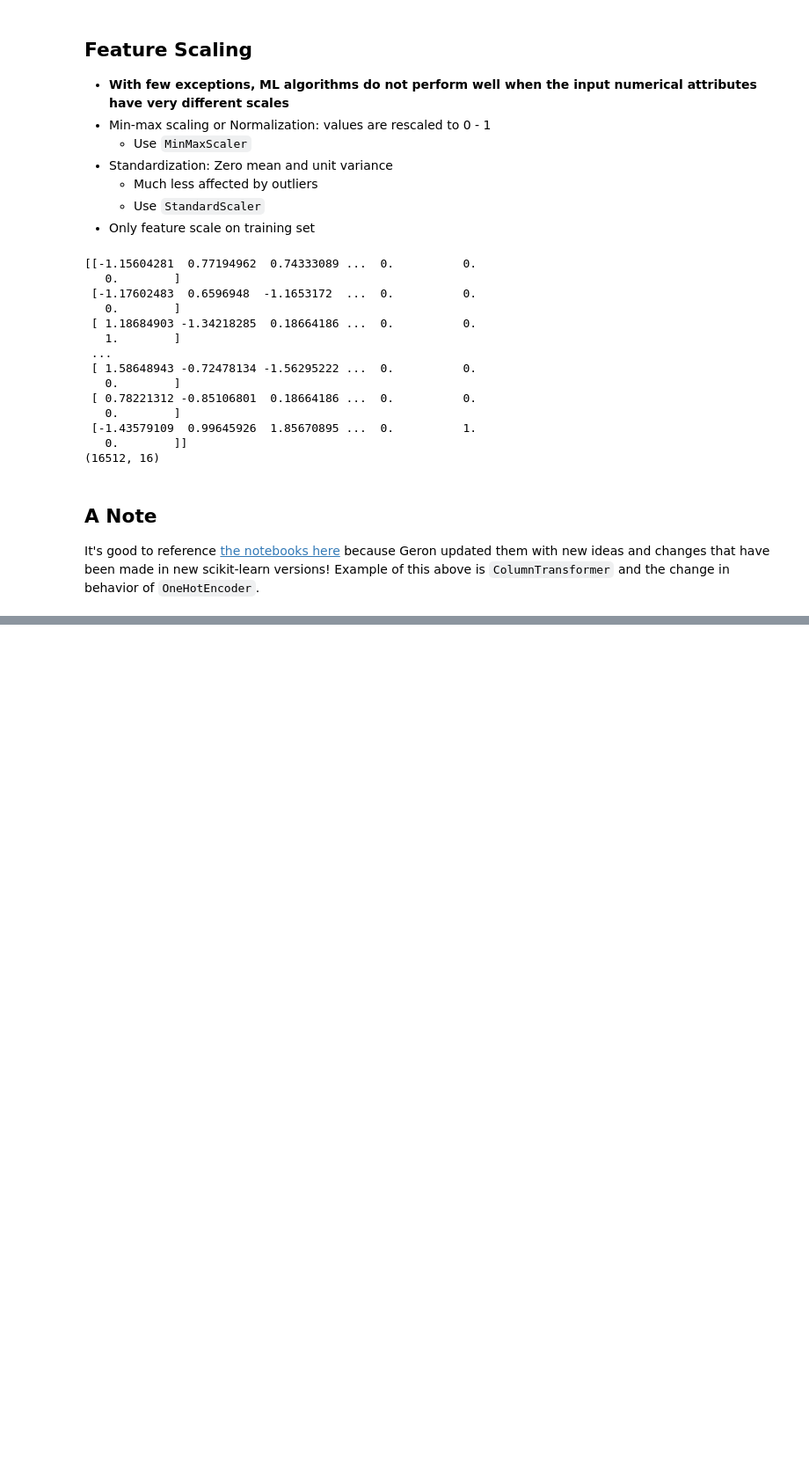
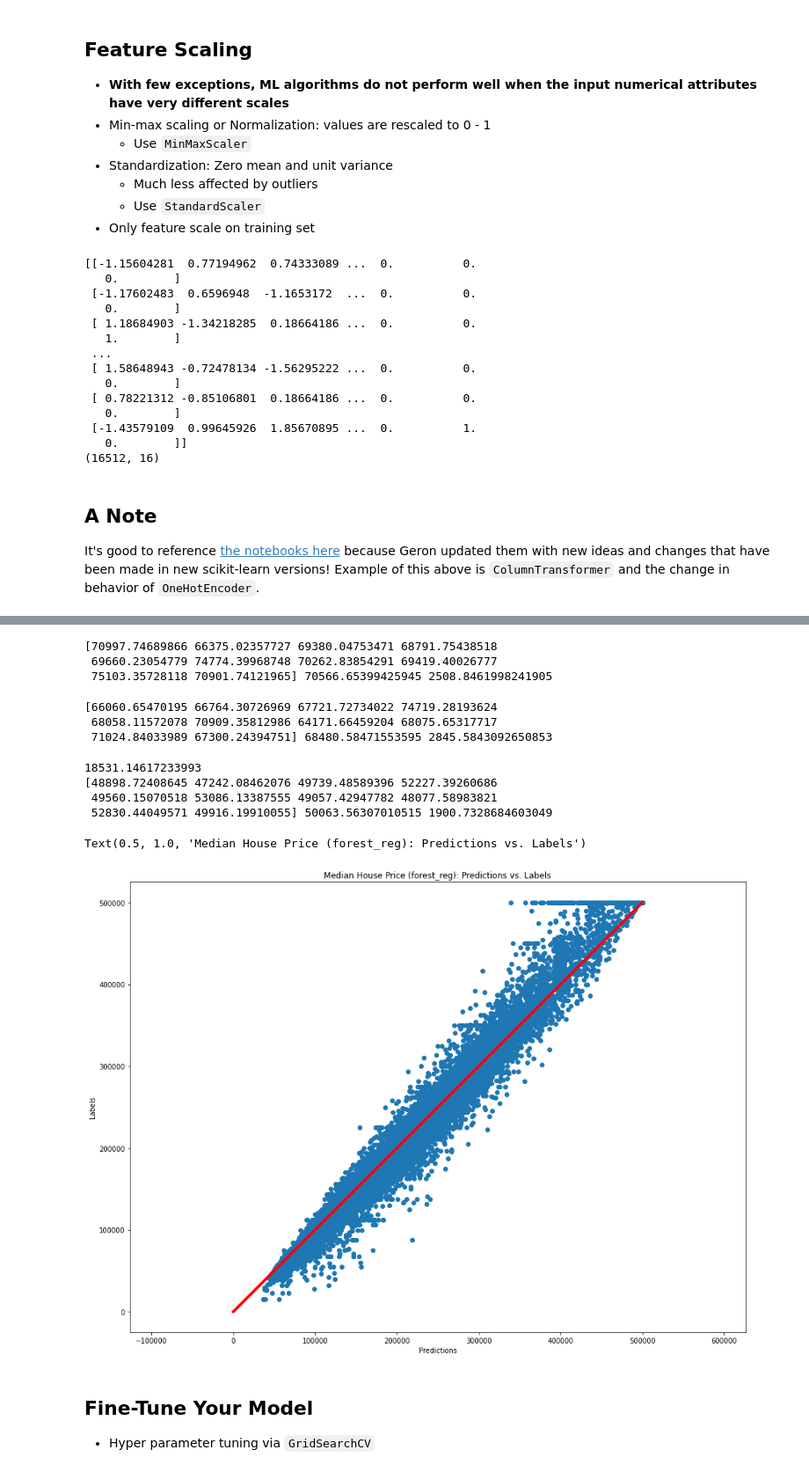
Before and after one commit to rileypeterson/ML, a Jupyter notebook: chapter2/notes.ipynb, the cells around one changed output, grey strips where cells are left out. Shown at 88% size. Saved outputs shown, nothing was run; the diff lists cells and outputs as text; code cells hidden in the pictures; blank space fills up the shorter version.

```diff
--- a/chapter2/notes.ipynb
+++ b/chapter2/notes.ipynb
@@ -400,0 +467,48 @@ It's good to reference [the notebooks here](https://github.com/ageron/handson-ml
+# %%
+from sklearn.model_selection import cross_val_score
+
+def cross_val_model(m, x_m, y_m, cv=10):
+    scores = cross_val_score(m, x_m, y_m,
+                             scoring="neg_mean_squared_error", cv=cv)
+    rmse_scores = np.sqrt(-scores)
+    print(rmse_scores, np.mean(rmse_scores), np.std(rmse_scores))
+cross_val_model(tree_reg, x_final, y_final)
+# %% [output]
+[70997.74689866 66375.02357727 69380.04753471 68791.75438518
+ 69660.23054779 74774.39968748 70262.83854291 69419.40026777
+ 75103.35728118 70901.74121965] 70566.65399425945 2508.8461998241905
+# %%
+cross_val_model(lin_reg, x_final, y_final)
+# %% [output]
+[66060.65470195 66764.30726969 67721.72734022 74719.28193624
+ 68058.11572078 70909.35812986 64171.66459204 68075.65317717
+ 71024.84033989 67300.24394751] 68480.58471553595 2845.5843092650853
+# %%
+from sklearn.ensemble import RandomForestRegressor
+
+forest_reg = RandomForestRegressor()
+forest_reg.fit(x_final, y_final[:, 0])
+forest_preds = forest_reg.predict(x_final)
+forest_mse = mean_squared_error(forest_preds, y_final)
+forest_rmse = np.sqrt(forest_mse)
+print(forest_rmse)
+cross_val_model(forest_reg, x_final, y_final[:, 0])
+# %% [output]
+18531.14617233993
+[48898.72408645 47242.08462076 49739.48589396 52227.39260686
+ 49560.15070518 53086.13387555 49057.42947782 48077.58983821
+ 52830.44049571 49916.19910055] 50063.56307010515 1900.7328684603049
+# %%
+plt.figure(figsize=FIGSIZE)
+plt.scatter(forest_preds, y_final[:, 0])
+plt.plot(np.arange(max(y_final[:, 0])), np.arange(max(y_final[:, 0])), c="r", lw=4)
+plt.axis("equal")
+plt.xlabel("Predictions")
+plt.ylabel("Labels")
+plt.title("Median House Price (forest_reg): Predictions vs. Labels")
+# %% [output]
+Text(0.5, 1.0, 'Median House Price (forest_reg): Predictions vs. Labels')
+[figure, added]
+# %% [markdown]
+## Fine-Tune Your Model
+* Hyper parameter tuning via `GridSearchCV`
```
Also changed, not shown: parts of 19 cells of this notebook.
